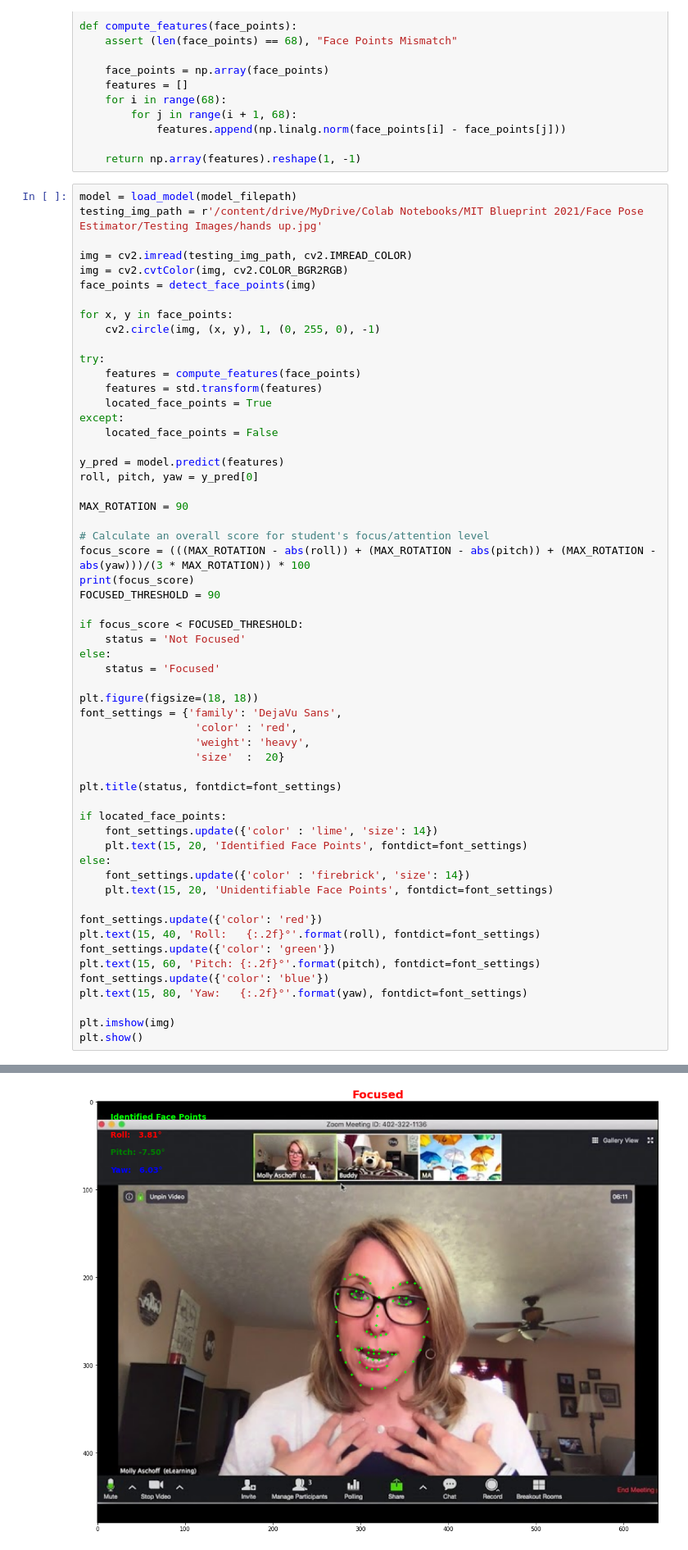
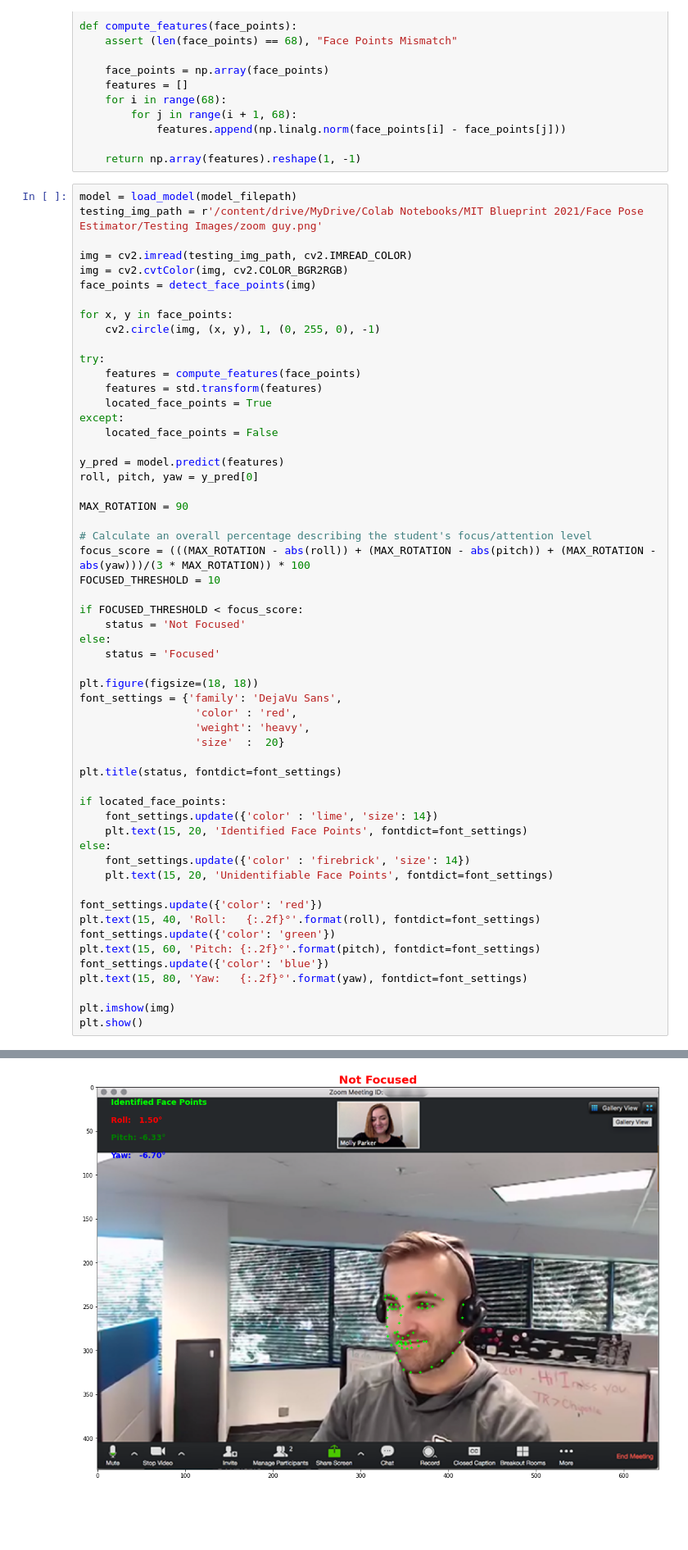
Before and after one commit to justinliu23/Alert.AI, a Jupyter notebook: Face_Pose_Estimator.ipynb, the cells around one changed output, grey strips where cells are left out. Shown at 82% size. Drawn from its saved outputs; the diff is of its cells as text; blank space fills up the shorter version.

```diff
--- a/Face_Pose_Estimator.ipynb
+++ b/Face_Pose_Estimator.ipynb
@@ -180,7 +204,7 @@ def compute_features(face_points):
     return np.array(features).reshape(1, -1)
 # %%
 model = load_model(model_filepath)
-testing_img_path = r'/content/drive/MyDrive/Colab Notebooks/MIT Blueprint 2021/Face Pose Estimator/Testing Images/hands up.jpg'
+testing_img_path = r'/content/drive/MyDrive/Colab Notebooks/MIT Blueprint 2021/Face Pose Estimator/Testing Images/zoom guy.png'
 
 img = cv2.imread(testing_img_path, cv2.IMREAD_COLOR)
 img = cv2.cvtColor(img, cv2.COLOR_BGR2RGB)
@@ -201,12 +225,11 @@ roll, pitch, yaw = y_pred[0]
 
 MAX_ROTATION = 90
 
-# Calculate an overall score for student's focus/attention level
+# Calculate an overall percentage describing the student's focus/attention level
 focus_score = (((MAX_ROTATION - abs(roll)) + (MAX_ROTATION - abs(pitch)) + (MAX_ROTATION - abs(yaw)))/(3 * MAX_ROTATION)) * 100
-print(focus_score)
-FOCUSED_THRESHOLD = 90
+FOCUSED_THRESHOLD = 10
 
-if focus_score < FOCUSED_THRESHOLD:
+if FOCUSED_THRESHOLD < focus_score:
     status = 'Not Focused'
 else:
     status = 'Focused'
@@ -241 +262 @@ WARNING:tensorflow:11 out of the last 11 calls to <function Model.make_predict_f
-[figure, old version]
+[figure, new version]
```
Also changed, not shown: parts of 11 cells of this notebook.
